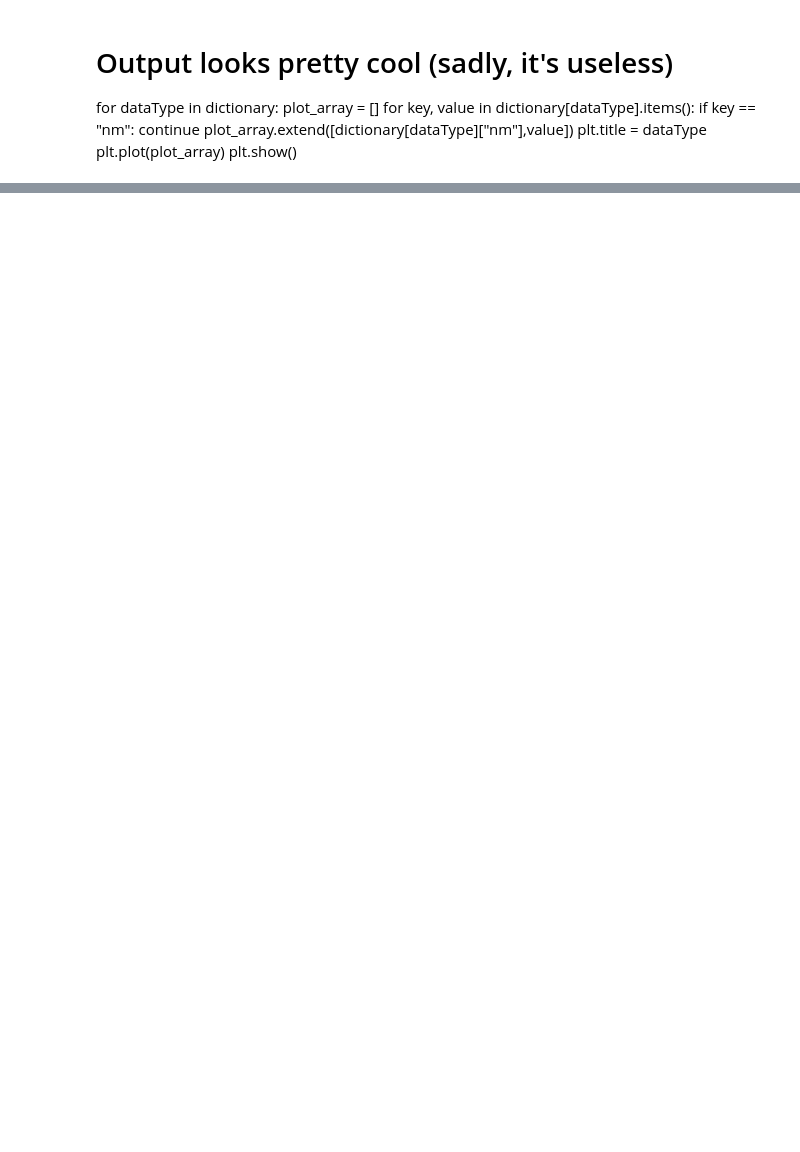
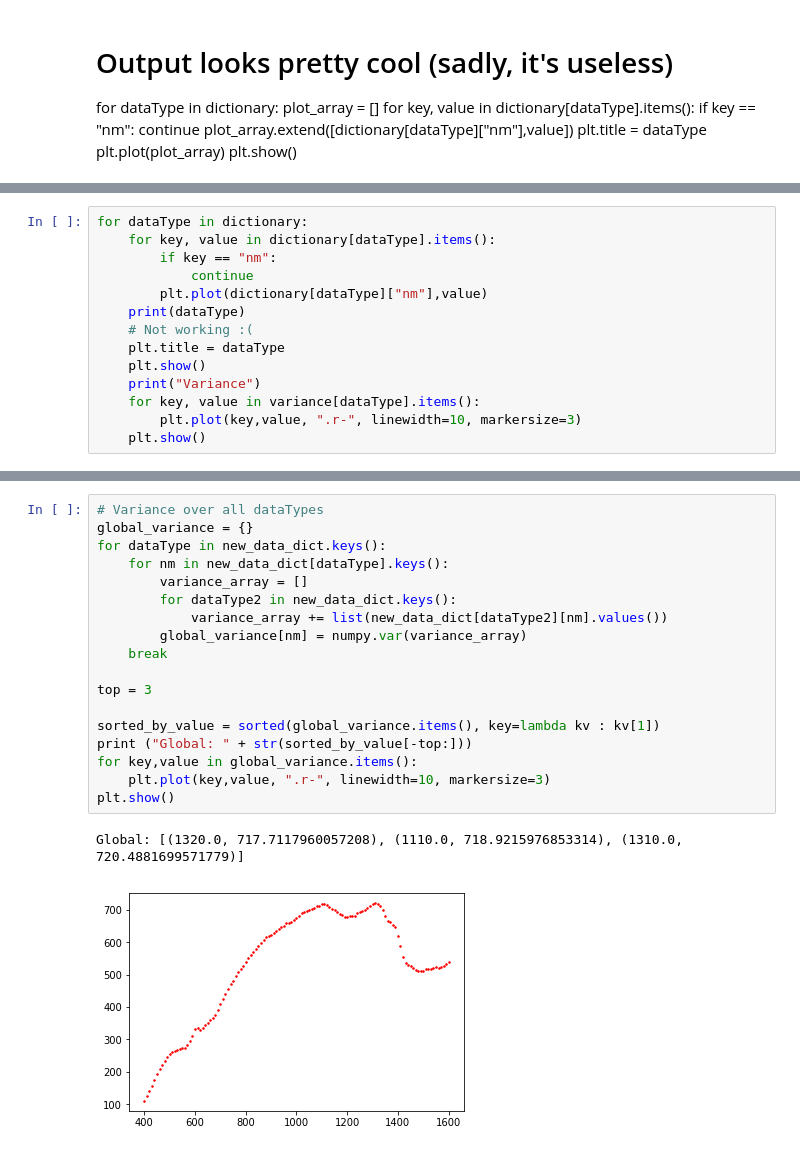
Before and after one commit to Genises/H-BRS_NeuralNetworks, a Jupyter notebook: NN_MeierJonas_29.10.2018.ipynb, the cells around one changed output, grey strips where cells are left out. Cells and saved outputs as stored; diff of their text form; blank space fills up the shorter version.

Commit message:
Input variance added
Added global variance and variance graphs.

```diff
--- a/NN_MeierJonas_29.10.2018.ipynb
+++ b/NN_MeierJonas_29.10.2018.ipynb
@@ -97,0 +80,14 @@ Stoff: [(620.0, 645.4922313009225), (610.0, 873.4478157694933), (600.0, 929.7861
+# %%
+for dataType in dictionary:
+    for key, value in dictionary[dataType].items():
+        if key == "nm":
+            continue
+        plt.plot(dictionary[dataType]["nm"],value)
+    print(dataType)
+    # Not working :(
+    plt.title = dataType
+    plt.show()
+    print("Variance")
+    for key, value in variance[dataType].items():
+        plt.plot(key,value, ".r-", linewidth=10, markersize=3)
+    plt.show()
@@ -97,0 +108,21 @@ Stoff: [(620.0, 645.4922313009225), (610.0, 873.4478157694933), (600.0, 929.7861
+# %%
+# Variance over all dataTypes
+global_variance = {}
+for dataType in new_data_dict.keys():
+    for nm in new_data_dict[dataType].keys():
+        variance_array = []
+        for dataType2 in new_data_dict.keys():
+            variance_array += list(new_data_dict[dataType2][nm].values())
+        global_variance[nm] = numpy.var(variance_array)
+    break
+
+top = 3
+
+sorted_by_value = sorted(global_variance.items(), key=lambda kv : kv[1])
+print ("Global: " + str(sorted_by_value[-top:]))
+for key,value in global_variance.items():
+    plt.plot(key,value, ".r-", linewidth=10, markersize=3)
+plt.show()
+# %% [output]
+Global: [(1320.0, 717.7117960057208), (1110.0, 718.9215976853314), (1310.0, 720.4881699571779)]
+[figure, added]
```
Also changed, not shown: parts of 4 cells of this notebook.
